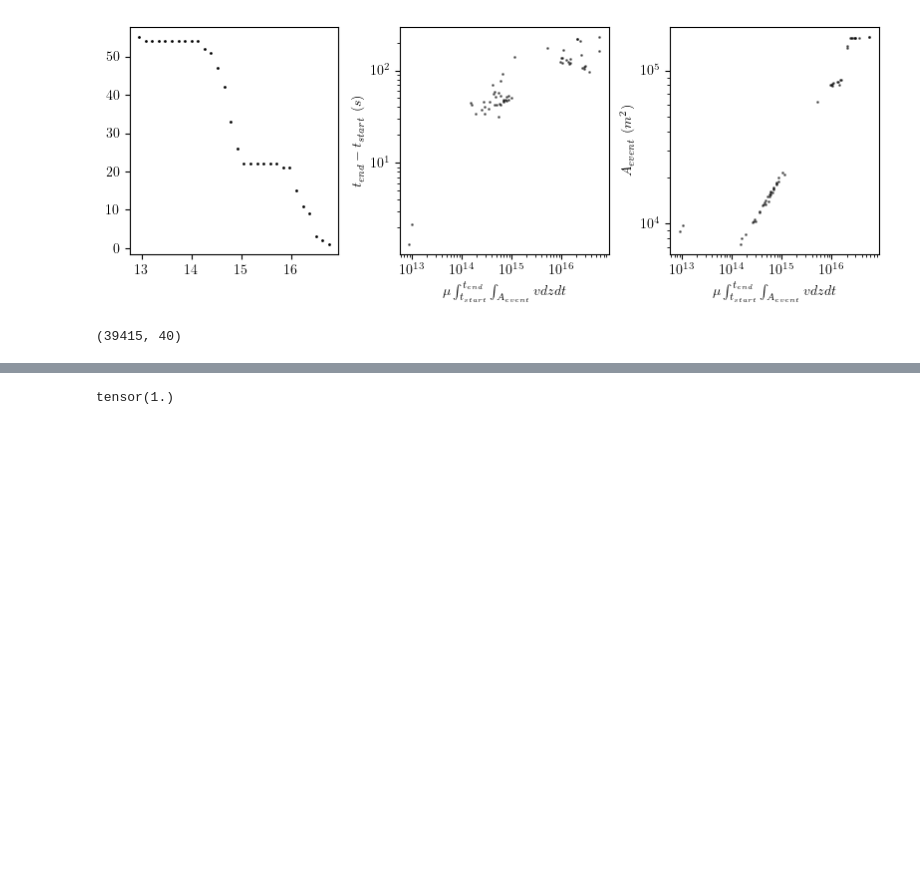
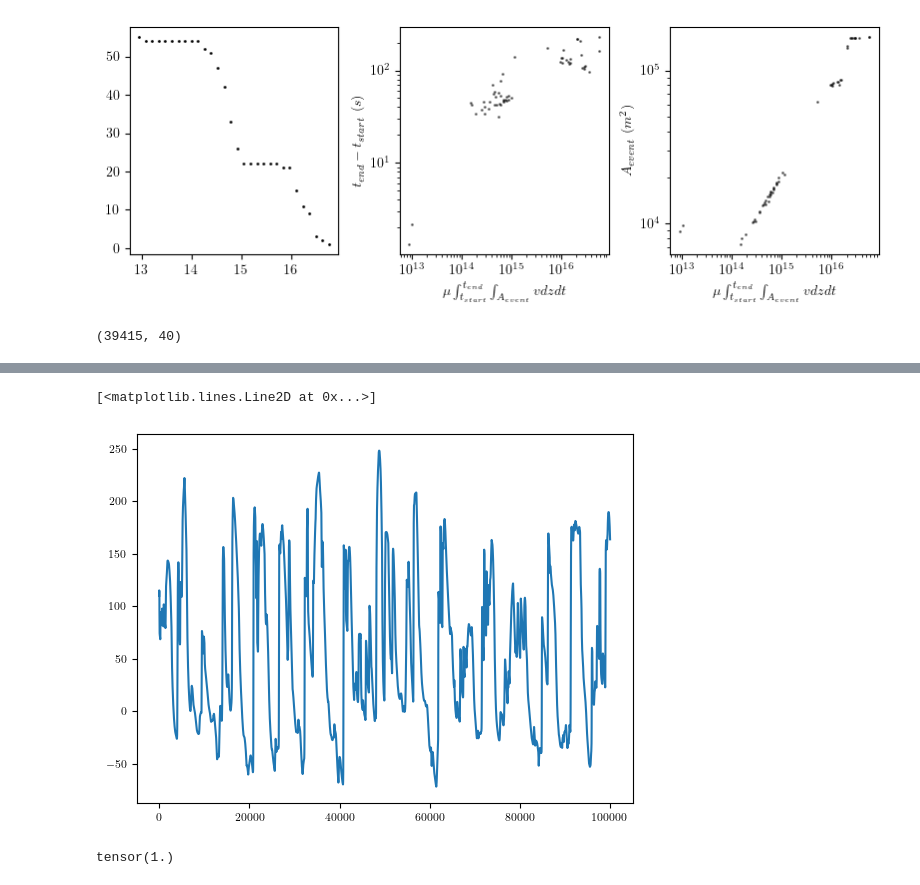
Before and after one commit to hojjatks/ROM_EnKF_earthquakecycle, a Jupyter notebook: Codes/earthquake/scaling.ipynb, the cells around one changed output, grey strips where cells are left out. Saved outputs shown, nothing was run; the diff lists cells and outputs as text; code cells hidden in the pictures; blank space fills up the shorter version.

```diff
--- a/Codes/earthquake/scaling.ipynb
+++ b/Codes/earthquake/scaling.ipynb
@@ -436,18 +462,23 @@ q_bar_v_torch = torch.tensor(q_bar_v, dtype=torch.float32, device=device)
 # %%
 N_it=int(100000)
+lambda_dissipation=0.1
 xk=X_full[-1,:].reshape(1,N_m_v+N_m_theta)
-xk=torch.tensor(xk, dtype=torch.float32)
+xk=torch.tensor(xk, dtype=torch.float32,requires_grad=False)
 xk.to(device)
 forecast=xk.detach().numpy().reshape(N_m_v+N_m_theta,1)
 for i in range(N_it):
     dissipate=dissipation_factor(xk,rho,Sigma)
+    # dissipate=dissipation_factor_method2(xk,upbound,lowbound,Sigma**2,Beta=2)
     ykp1=(model(xk))
     # print(dissipate)
     xkp1=(ykp1+xk)* dissipate + (1-dissipate)*(lambda_dissipation*xk) # equation 8 and 9 of the Learning Dissipative Dynamics in Chaotic Systems
     numpy_vector = xkp1.detach().numpy().reshape(N_m_v+N_m_theta,1)
     forecast = np.hstack([forecast, numpy_vector])
     xk=xkp1
 plt.plot(forecast[0,:])
+# %% [output]
+[<matplotlib.lines.Line2D at 0x...>]
+[figure, added]
 # %%
 dissipate
 # %% [output]
```
Also changed, not shown: parts of 11 cells of this notebook, 2 other files.
